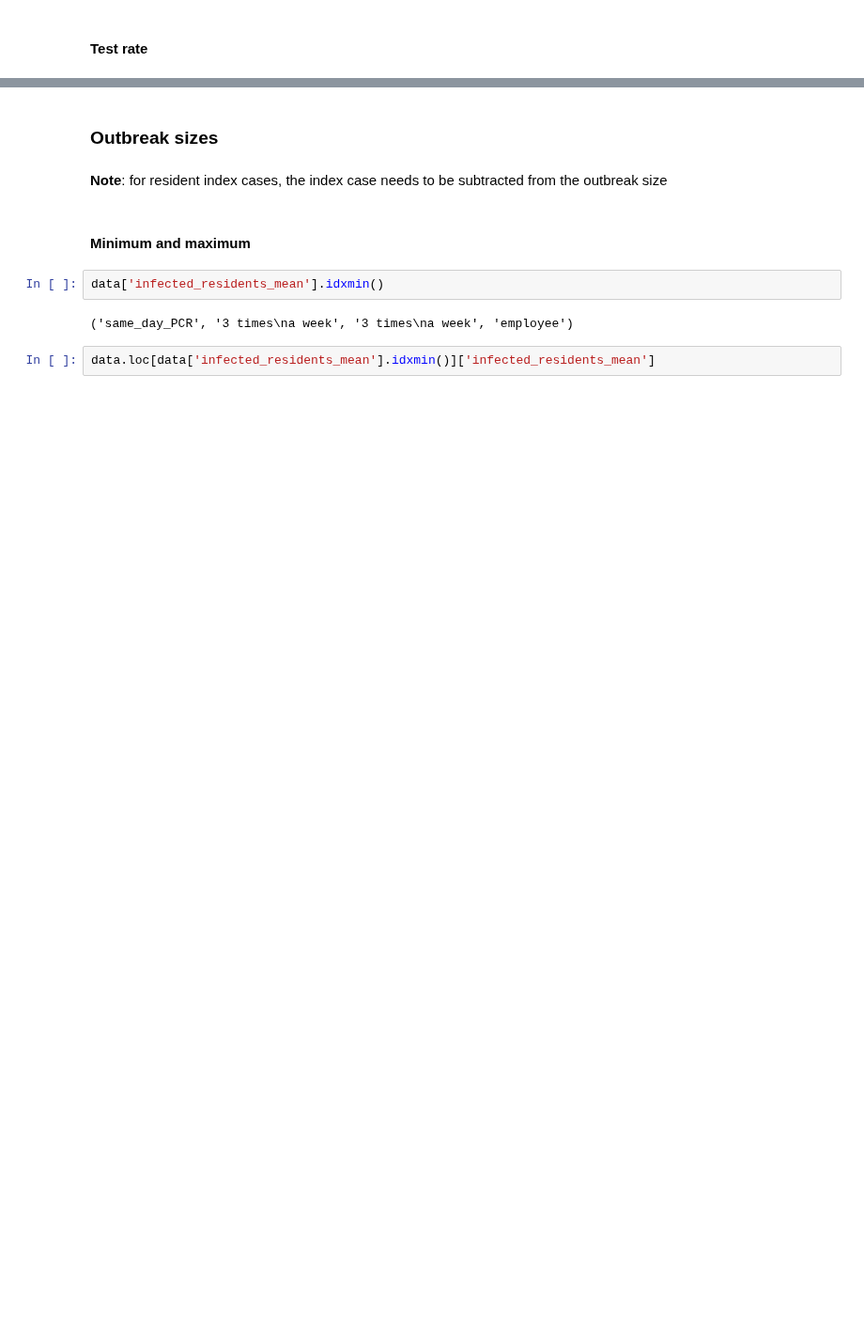
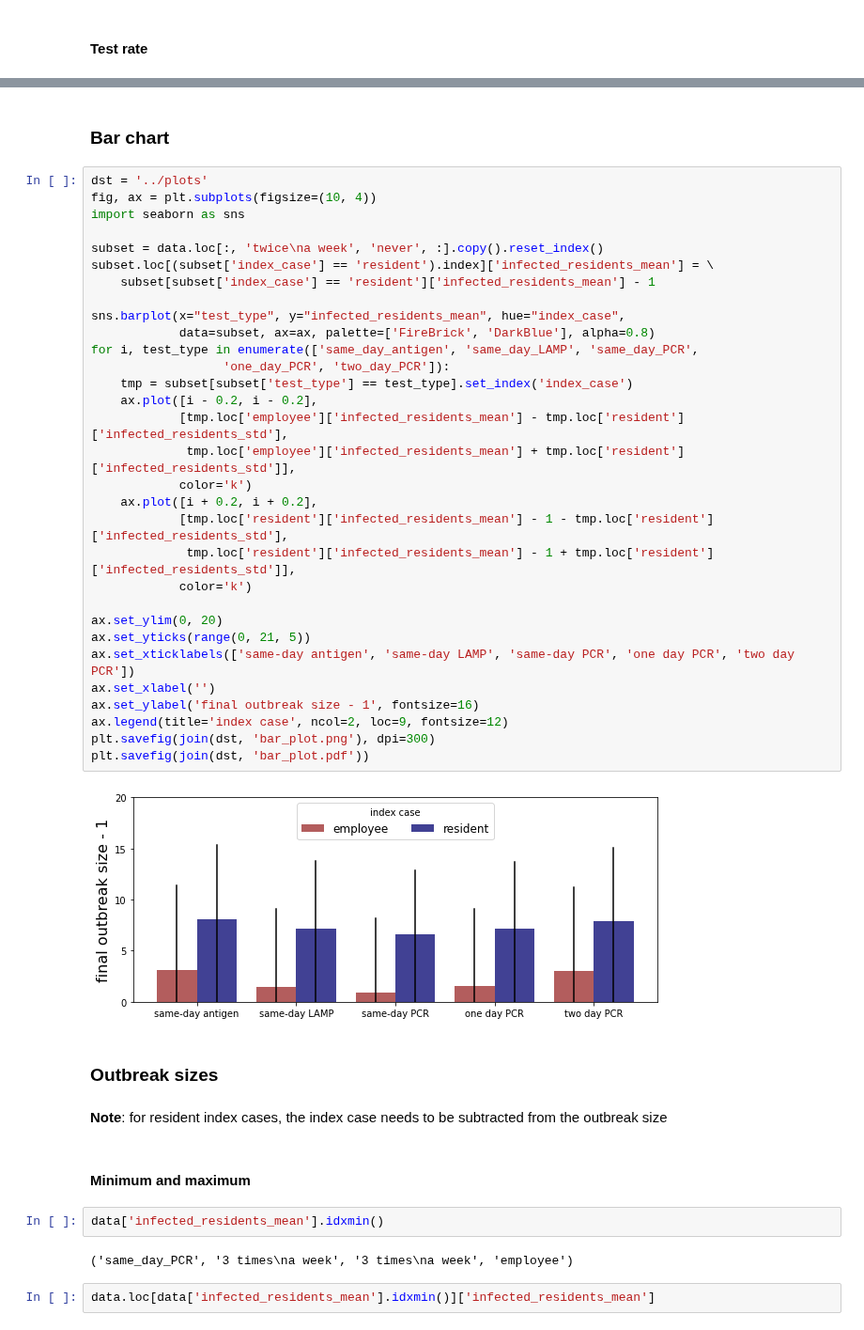
Before and after one commit to JanaLasser/nursing_home_SEIRX, a Jupyter notebook: analysis_testing_strategy.ipynb, the cells around one changed output, grey strips where cells are left out. Shown at 94% size. Drawn from its saved outputs; the diff is of its cells as text; blank space fills up the shorter version.

```diff
--- a/analysis_testing_strategy.ipynb
+++ b/analysis_testing_strategy.ipynb
@@ -194,3 +194,38 @@ af.plot_testing_strategy_heatmaps(data, metric, test_types, sim_name,
+# %% [markdown]
+### Bar chart
+# %%
+dst = '../plots'
+fig, ax = plt.subplots(figsize=(10, 4))
+import seaborn as sns
+
+subset = data.loc[:, 'twice\na week', 'never', :].copy().reset_index()
+subset.loc[(subset['index_case'] == 'resident').index]['infected_residents_mean'] = \
+    subset[subset['index_case'] == 'resident']['infected_residents_mean'] - 1
+
+sns.barplot(x="test_type", y="infected_residents_mean", hue="index_case",
+            data=subset, ax=ax, palette=['FireBrick', 'DarkBlue'], alpha=0.8)
+for i, test_type in enumerate(['same_day_antigen', 'same_day_LAMP', 'same_day_PCR',
+                  'one_day_PCR', 'two_day_PCR']):
+    tmp = subset[subset['test_type'] == test_type].set_index('index_case')
+    ax.plot([i - 0.2, i - 0.2],
+            [tmp.loc['employee']['infected_residents_mean'] - tmp.loc['resident']['infected_residents_std'],
+             tmp.loc['employee']['infected_residents_mean'] + tmp.loc['resident']['infected_residents_std']],
+            color='k')
+    ax.plot([i + 0.2, i + 0.2],
+            [tmp.loc['resident']['infected_residents_mean'] - 1 - tmp.loc['resident']['infected_residents_std'],
+             tmp.loc['resident']['infected_residents_mean'] - 1 + tmp.loc['resident']['infected_residents_std']],
+            color='k')
+
+ax.set_ylim(0, 20)
+ax.set_yticks(range(0, 21, 5))
+ax.set_xticklabels(['same-day antigen', 'same-day LAMP', 'same-day PCR', 'one day PCR', 'two day PCR'])
+ax.set_xlabel('')
+ax.set_ylabel('final outbreak size - 1', fontsize=16)
+ax.legend(title='index case', ncol=2, loc=9, fontsize=12)
+plt.savefig(join(dst, 'bar_plot.png'), dpi=300)
+plt.savefig(join(dst, 'bar_plot.pdf'))
+# %% [output]
+[figure, added]
 # %% [markdown]
 ### Outbreak sizes
 # %% [markdown]
```
Also changed, not shown: parts of 20 cells of this notebook, 5 other files.
